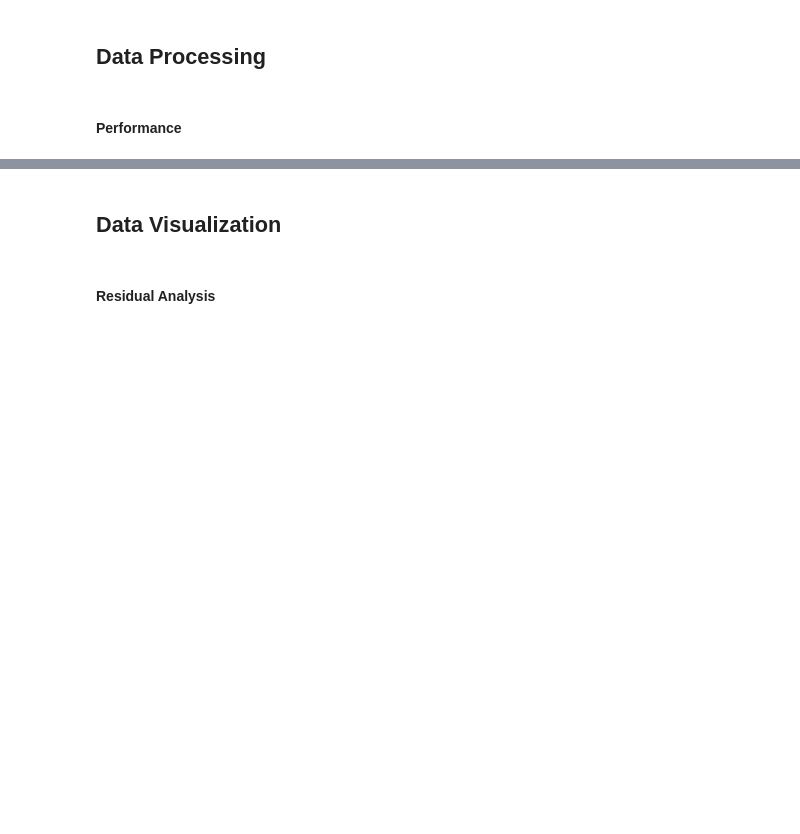
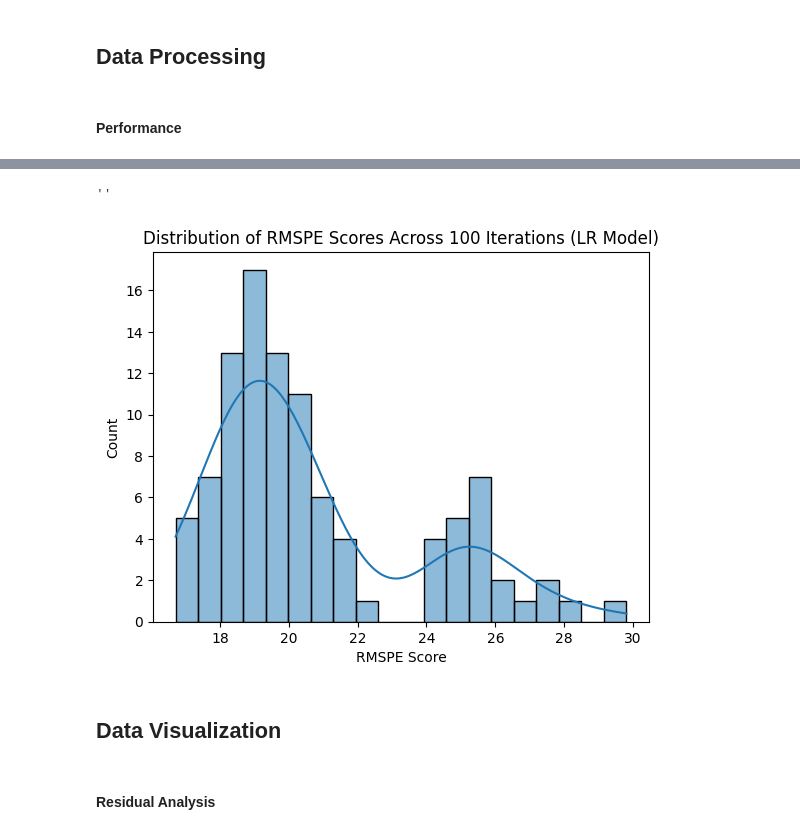
Before and after one commit to efitznm/Data-Science-Portfolio-C22, a Jupyter notebook: Modules/Module_2_Regression/Projects/Instructions/Project.2-Housing/Housing-Pass-15.ipynb, the cells around one changed output, grey strips where cells are left out. Drawn from its saved outputs; the diff is of its cells as text; code cells hidden in the pictures; blank space fills up the shorter version.

```diff
--- a/Modules/Module_2_Regression/Projects/Instructions/Project.2-Housing/Housing-Pass-15.ipynb
+++ b/Modules/Module_2_Regression/Projects/Instructions/Project.2-Housing/Housing-Pass-15.ipynb
@@ -631,0 +630,4 @@ df_work
+# %%
+# Define a function to calculate RMSPE
+def rmspe(y_true, y_pred):
+    return np.sqrt(np.mean(((y_true - y_pred) / y_true) ** 2)) * 100
@@ -631,0 +636,26 @@ df_work
+# %%
+# Multiple CV loop
+n = 100
+results = np.zeros(n)
+
+for i in range(n):
+    X_train, X_test, y_train, y_test = train_test_split(
+        X_features_work,
+        y_target,
+        test_size=0.25,
+        random_state=None
+    )
+
+    # Create an empty LR model
+    modelLR = LinearRegression()
+
+    # Train ( fit ) the model
+    modelLR.fit( (X_train), y_train)
+
+    # Make predicitons using the model
+    y_pred = modelLR.predict(X_test)
+
+    # calculate the accuracy
+    results[i] = rmspe(y_test, y_pred)
+
+results
@@ -632,3 +683,13 @@ df_work
+# %%
+# Display a histogram of the multi CV results
+sns.histplot(results, kde=True, bins=20)
+plt.title('Distribution of RMSPE Scores Across 100 Iterations (LR Model)')
+plt.xlabel('RMSPE Score')
+plt.ylabel('Count')
+;
+# %% [output]
+''
+[figure, added]
 # %% [markdown]
 ## Data Visualization
 # %% [markdown]
```
Also changed, not shown: parts of 21 cells of this notebook.
